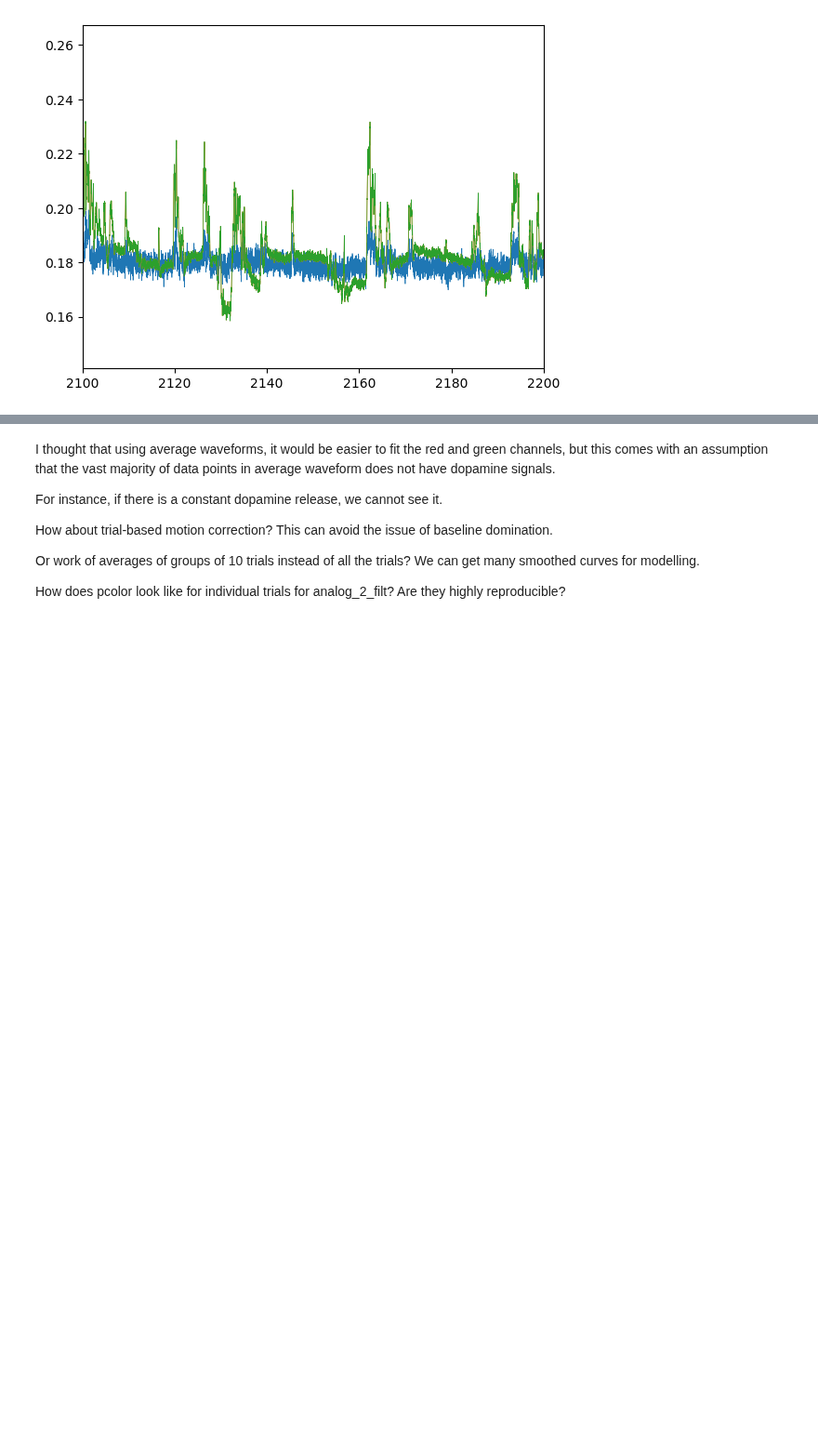
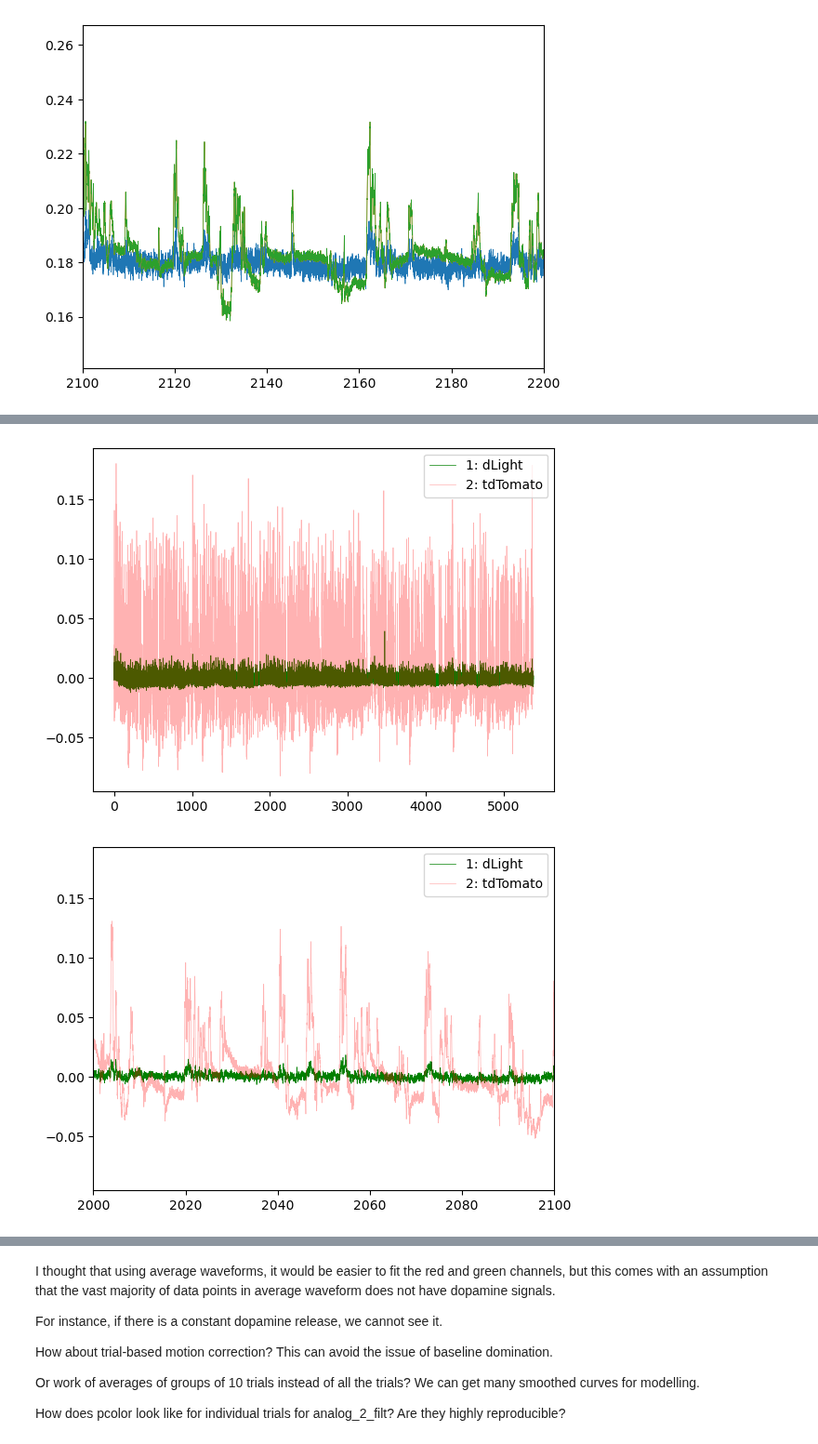
Before and after one commit to juliencarponcy/trialexp, a Jupyter notebook: notebooks/noncanonical/nb20230425_100000_Spike2Ppotometry.ipynb, the cells around one changed output, grey strips where cells are left out. Shown at 93% size. Drawn from its saved outputs; the diff is of its cells as text; code cells hidden in the pictures; blank space fills up the shorter version.

```diff
--- a/notebooks/noncanonical/nb20230425_100000_Spike2Ppotometry.ipynb
+++ b/notebooks/noncanonical/nb20230425_100000_Spike2Ppotometry.ipynb
@@ -517,0 +558,28 @@ plt.show()
+# %%
+
+lowpass_freq = 33.3
+highpass_freq = 0.001 # 10 s cycle
+sampling_rate = 1000
+
+# trialexp\process\pyphotometry\utils.py
+# see https://vscode.dev/github/juliencarponcy/trialexp/blob/fd1e0dcc857275cafa7f809a104fd60e73ce1458/trialexp/process/pyphotometry/utils.py#L51
+b, a = get_filt_coefs(low_pass=lowpass_freq,
+                      high_pass=highpass_freq,
+                      sampling_rate=sampling_rate)
+analog_1_filt = filtfilt(b, a, photometry_dict['analog_1'], padtype='even')
+analog_2_filt = filtfilt(b, a, photometry_dict['analog_2'], padtype='even')
+# %%
+
+plt.plot(T/1000, analog_1_filt, linewidth=0.5, label='1: dLight', color='g')
+plt.plot(T/1000, analog_2_filt, linewidth=0.5, alpha=0.3, label='2: tdTomato', color = 'r')
+plt.legend(loc='upper right')
+plt.show()
+
+plt.plot(T/1000, analog_1_filt, linewidth=0.5, label='1: dLight', color='g')
+plt.plot(T/1000, analog_2_filt, linewidth=0.5, alpha=0.3, label='2: tdTomato', color = 'r')
+plt.legend(loc='upper right')
+plt.xlim(2000, 2100)
+plt.show()
+# %% [output]
+[figure, added]
+[figure, added]
```
Also changed, not shown: parts of 10 cells of this notebook, 1 other file.
